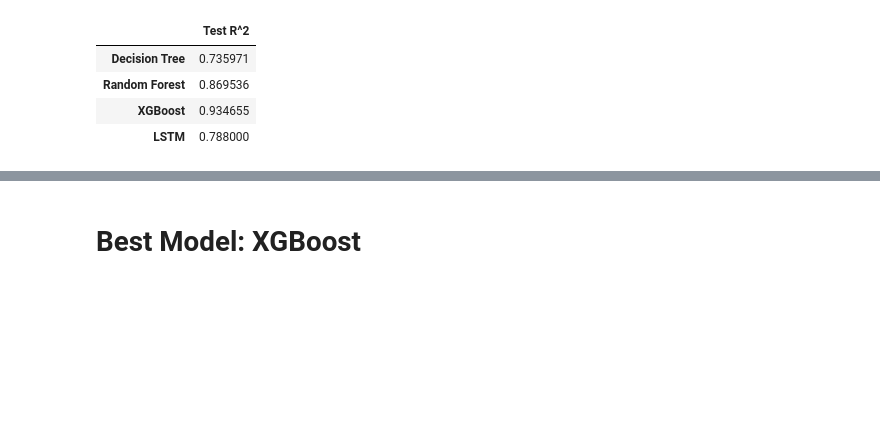
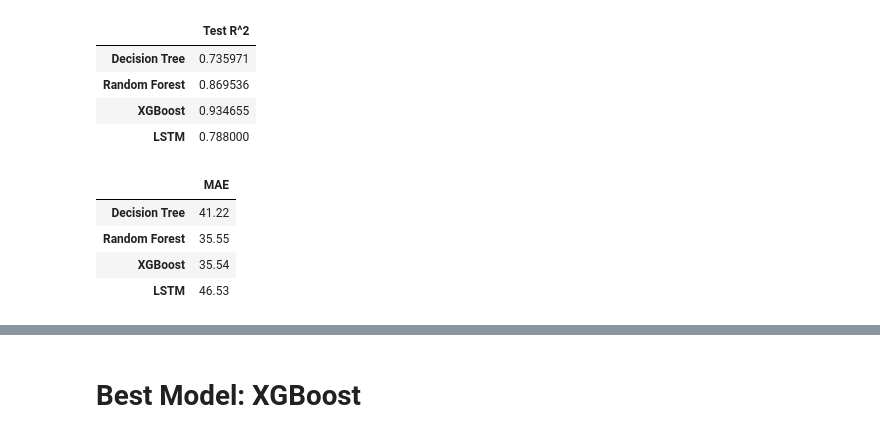
Before and after one commit to Marcel3333/TimeSeriesAnalysisProject, a Jupyter notebook: starter-notebook.ipynb, the cells around one changed output, grey strips where cells are left out. Saved outputs shown, nothing was run; the diff lists cells and outputs as text; code cells hidden in the pictures; blank space fills up the shorter version.

```diff
--- a/starter-notebook.ipynb
+++ b/starter-notebook.ipynb
@@ -475,3 +483,25 @@ Model_Performance4
 | Random Forest | 0.869536 |
 | XGBoost | 0.934655 |
 | LSTM | 0.788000 |
+# %%
+Model_Performance4= {
+
+                      'MAE':
+
+                        {
+                        "Decision Tree" : np.sqrt(metrics.mean_absolute_error(y_test,Tree_pred)),
+                        "Random Forest" : np.sqrt(metrics.mean_absolute_error(y_test,RF_predict)),
+                         "XGBoost" : np.sqrt(metrics.mean_absolute_error(y_test,XGB_predict)),
+                        "LSTM" : np.sqrt(metrics.mean_absolute_error(y_test[2:],LSTM_predict))}
+
+                    }
+
+# create dataframe from dictionary
+Model_Performance4 = pd.DataFrame(data=Model_Performance4)
+Model_Performance4
+# %% [output]
+|  | MAE |
+| Decision Tree | 41.22 |
+| Random Forest | 35.55 |
+| XGBoost | 35.54 |
+| LSTM | 46.53 |
```
Also changed, not shown: parts of 25 cells of this notebook.
